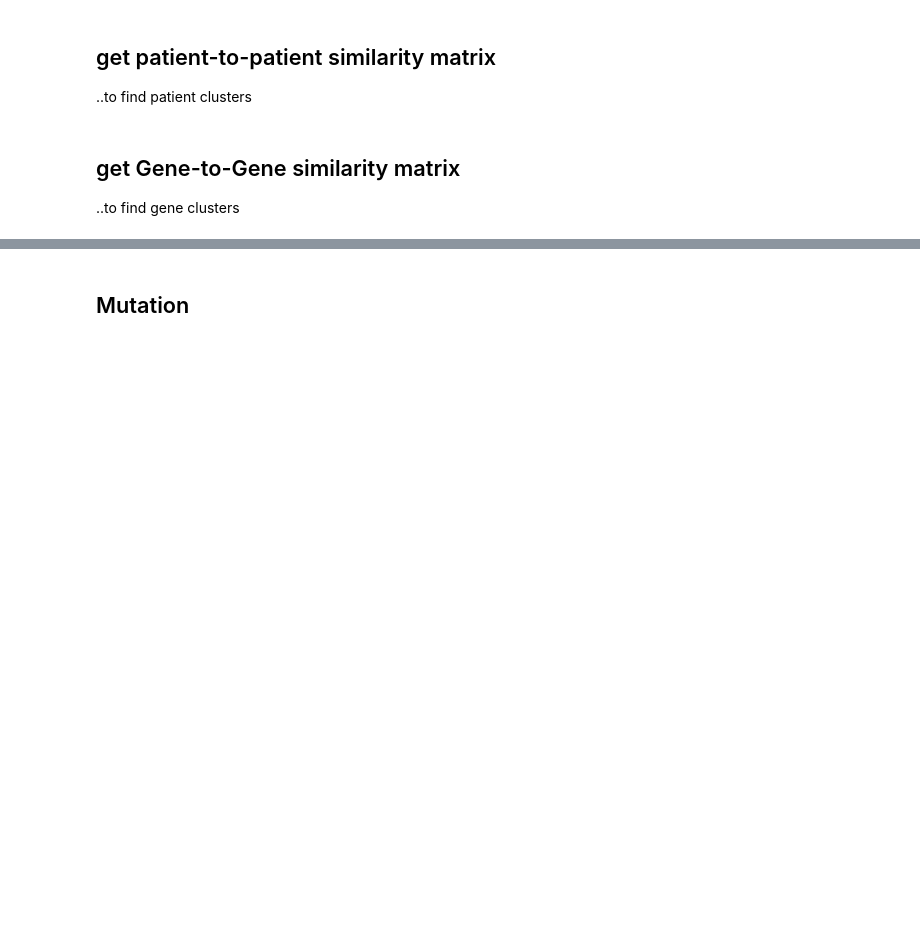
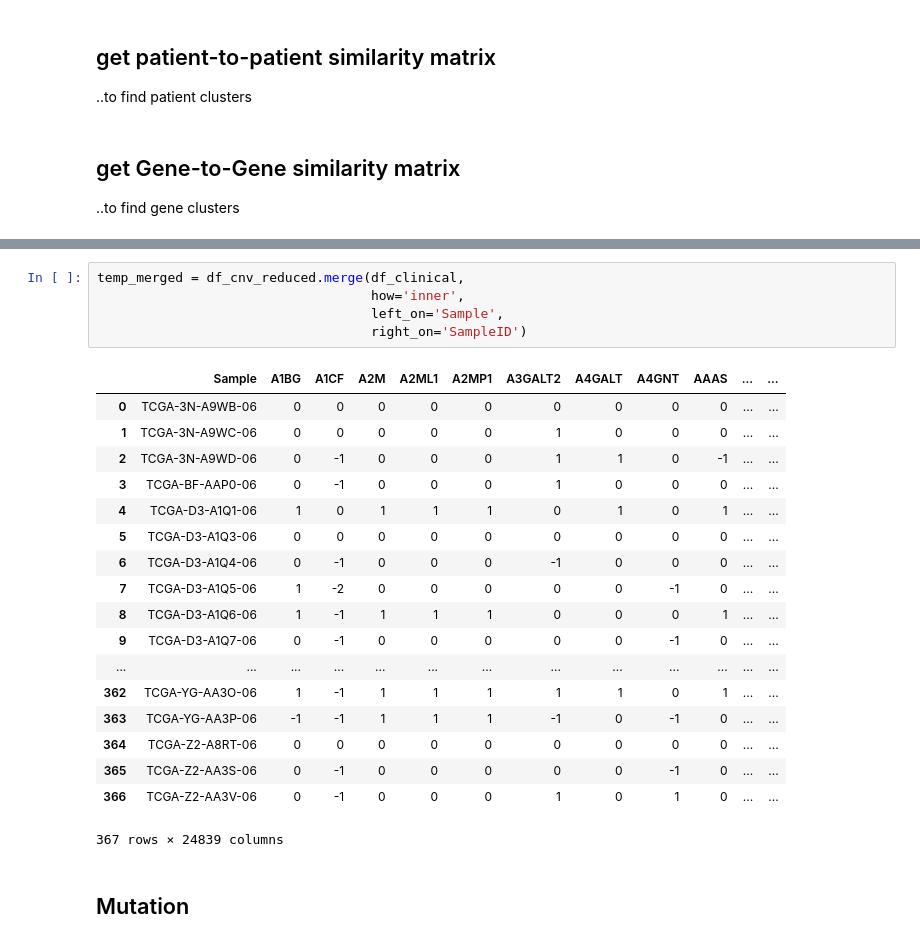
Before and after one commit to bramiozo/RexR, a Jupyter notebook: hackathon_2018_exploration.ipynb, the cells around one changed output, grey strips where cells are left out. Drawn from its saved outputs; the diff is of its cells as text; blank space fills up the shorter version.

```diff
--- a/hackathon_2018_exploration.ipynb
+++ b/hackathon_2018_exploration.ipynb
@@ -192,3 +198,27 @@ df_copy_number_transposed.index.rename('Sample', inplace=True)
+# %%
+temp_merged = df_cnv_reduced.merge(df_clinical,
+                                   how='inner',
+                                   left_on='Sample',
+                                   right_on='SampleID')
+# %% [output]
+|  | Sample | A1BG | A1CF | A2M | A2ML1 | A2MP1 | A3GALT2 | A4GALT | A4GNT | AAAS | ... | ... |
+| 0 | TCGA-3N-A9WB-06 | 0 | 0 | 0 | 0 | 0 | 0 | 0 | 0 | 0 | ... | ... |
+| 1 | TCGA-3N-A9WC-06 | 0 | 0 | 0 | 0 | 0 | 1 | 0 | 0 | 0 | ... | ... |
+| 2 | TCGA-3N-A9WD-06 | 0 | -1 | 0 | 0 | 0 | 1 | 1 | 0 | -1 | ... | ... |
+| 3 | TCGA-BF-AAP0-06 | 0 | -1 | 0 | 0 | 0 | 1 | 0 | 0 | 0 | ... | ... |
+| 4 | TCGA-D3-A1Q1-06 | 1 | 0 | 1 | 1 | 1 | 0 | 1 | 0 | 1 | ... | ... |
+| 5 | TCGA-D3-A1Q3-06 | 0 | 0 | 0 | 0 | 0 | 0 | 0 | 0 | 0 | ... | ... |
+| 6 | TCGA-D3-A1Q4-06 | 0 | -1 | 0 | 0 | 0 | -1 | 0 | 0 | 0 | ... | ... |
+| 7 | TCGA-D3-A1Q5-06 | 1 | -2 | 0 | 0 | 0 | 0 | 0 | -1 | 0 | ... | ... |
+| 8 | TCGA-D3-A1Q6-06 | 1 | -1 | 1 | 1 | 1 | 0 | 0 | 0 | 1 | ... | ... |
+| 9 | TCGA-D3-A1Q7-06 | 0 | -1 | 0 | 0 | 0 | 0 | 0 | -1 | 0 | ... | ... |
+| ... | ... | ... | ... | ... | ... | ... | ... | ... | ... | ... | ... | ... |
+| 362 | TCGA-YG-AA3O-06 | 1 | -1 | 1 | 1 | 1 | 1 | 1 | 0 | 1 | ... | ... |
+| 363 | TCGA-YG-AA3P-06 | -1 | -1 | 1 | 1 | 1 | -1 | 0 | -1 | 0 | ... | ... |
+| 364 | TCGA-Z2-A8RT-06 | 0 | 0 | 0 | 0 | 0 | 0 | 0 | 0 | 0 | ... | ... |
+| 365 | TCGA-Z2-AA3S-06 | 0 | -1 | 0 | 0 | 0 | 0 | 0 | -1 | 0 | ... | ... |
+| 366 | TCGA-Z2-AA3V-06 | 0 | -1 | 0 | 0 | 0 | 1 | 0 | 1 | 0 | ... | ... |
+367 rows × 24839 columns
 # %% [markdown]
 ## Mutation
 # %%
```
Also changed, not shown: parts of 2 cells of this notebook.
